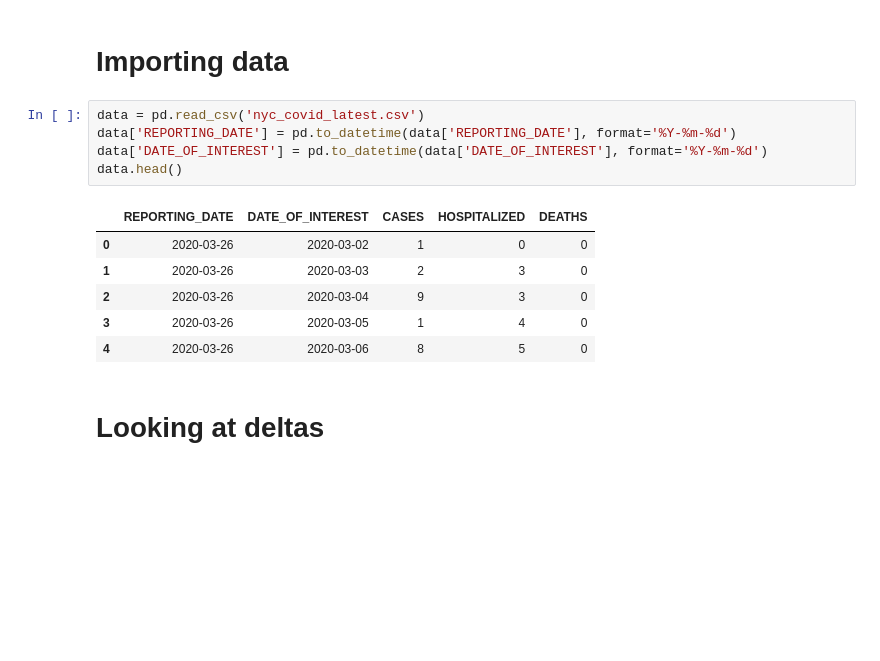
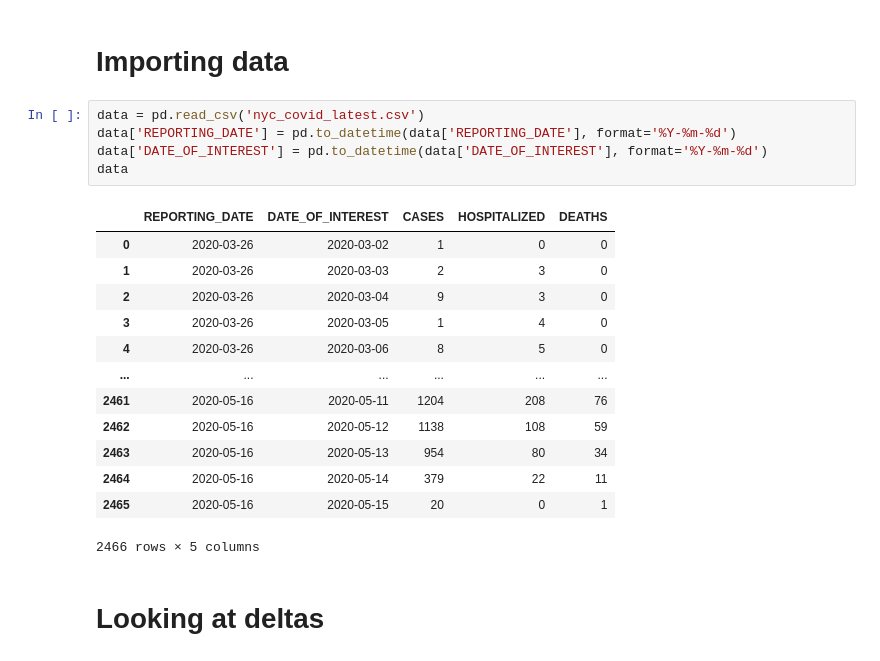
Before and after one commit to marcusf/nyc-covid-viz, a Jupyter notebook: data_validation_and_playground.ipynb, the cells around one changed output. Drawn from its saved outputs; the diff is of its cells as text; blank space fills up the shorter version.

```diff
--- a/data_validation_and_playground.ipynb
+++ b/data_validation_and_playground.ipynb
@@ -11,15 +11,22 @@ sns.set()
 # %%
 data = pd.read_csv('nyc_covid_latest.csv')
 data['REPORTING_DATE'] = pd.to_datetime(data['REPORTING_DATE'], format='%Y-%m-%d')
 data['DATE_OF_INTEREST'] = pd.to_datetime(data['DATE_OF_INTEREST'], format='%Y-%m-%d')
-data.head()
+data
 # %% [output]
 |  | REPORTING_DATE | DATE_OF_INTEREST | CASES | HOSPITALIZED | DEATHS |
 | 0 | 2020-03-26 | 2020-03-02 | 1 | 0 | 0 |
 | 1 | 2020-03-26 | 2020-03-03 | 2 | 3 | 0 |
 | 2 | 2020-03-26 | 2020-03-04 | 9 | 3 | 0 |
 | 3 | 2020-03-26 | 2020-03-05 | 1 | 4 | 0 |
 | 4 | 2020-03-26 | 2020-03-06 | 8 | 5 | 0 |
+| ... | ... | ... | ... | ... | ... |
+| 2461 | 2020-05-16 | 2020-05-11 | 1204 | 208 | 76 |
+| 2462 | 2020-05-16 | 2020-05-12 | 1138 | 108 | 59 |
+| 2463 | 2020-05-16 | 2020-05-13 | 954 | 80 | 34 |
+| 2464 | 2020-05-16 | 2020-05-14 | 379 | 22 | 11 |
+| 2465 | 2020-05-16 | 2020-05-15 | 20 | 0 | 1 |
+2466 rows × 5 columns
 # %% [markdown]
 # Looking at deltas
 # %%
```
Also changed, not shown: 2 other files.
